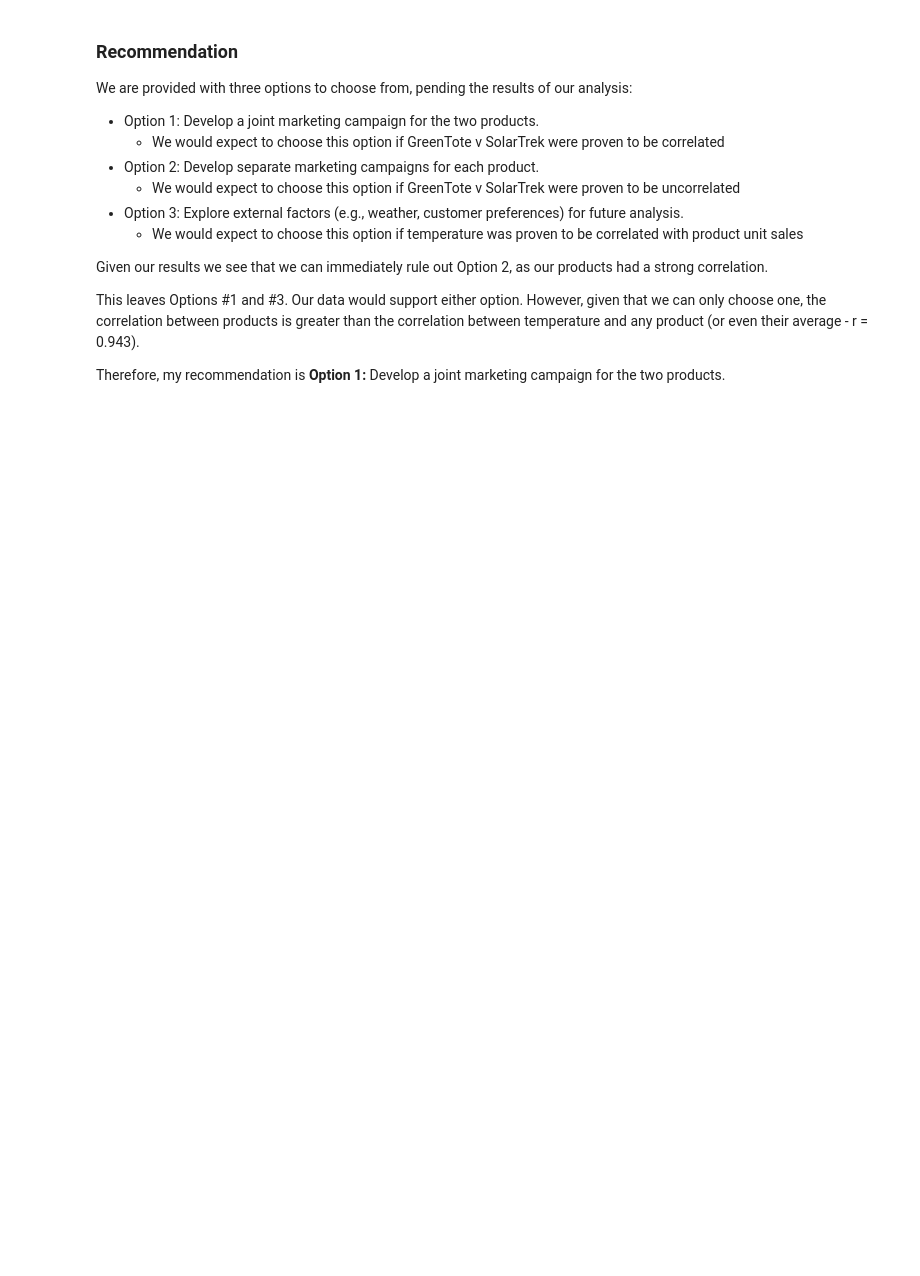
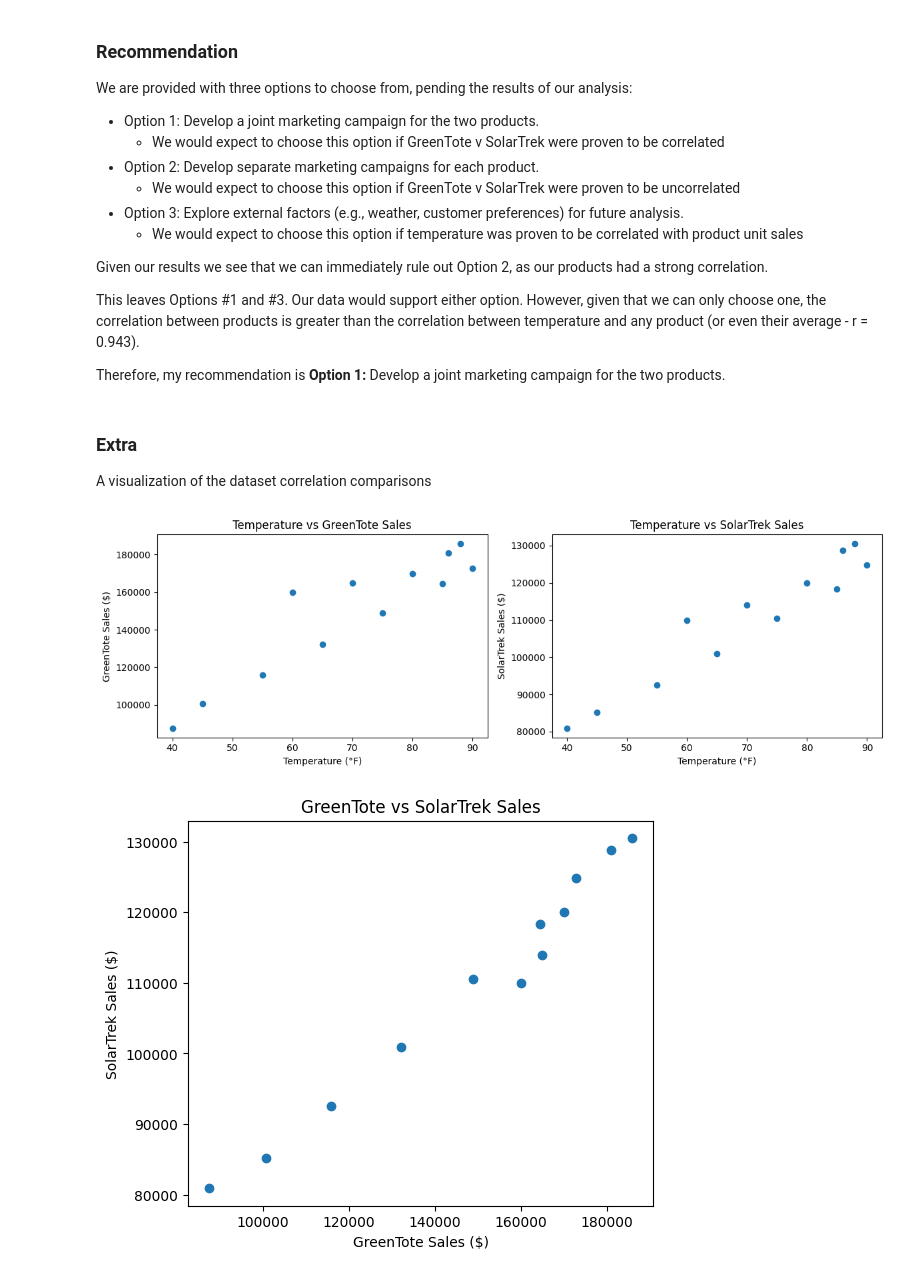
Before and after one commit to joshuadollison/CIS591, a Jupyter notebook: WK2/DOLLISON_J_2.ipynb, the cells around one changed output. Drawn from its saved outputs; the diff is of its cells as text; code cells hidden in the pictures; blank space fills up the shorter version.

```diff
--- a/WK2/DOLLISON_J_2.ipynb
+++ b/WK2/DOLLISON_J_2.ipynb
@@ -204,3 +204,45 @@ Given our results we see that we can immediately rule out Option 2, as our produ
 This leaves Options #1 and #3.  Our data would support either option.  However, given that we can only choose one, the correlation between products is greater than the correlation between temperature and any product (or even their average - r = 0.943).
 
 Therefore, my recommendation is <b>Option 1:</b> Develop a joint marketing campaign for the two products.
+# %% [markdown]
+### Extra
+
+A visualization of the dataset correlation comparisons
+# %%
+# Simple scatterplots to visualize correlations
+import matplotlib.pyplot as plt
+
+# Convert dictionaries to aligned lists
+months = list(temperature.keys())
+temps = list(temperature.values())
+green = list(green_tote.values())
+solar = list(solar_trek_water_bottle.values())
+
+# Plot Temperature vs Sales
+plt.figure(figsize=(12,4))
+
+plt.subplot(1, 2, 1)
+plt.scatter(temps, green)
+plt.title("Temperature vs GreenTote Sales")
+plt.xlabel("Temperature (°F)")
+plt.ylabel("GreenTote Sales ($)")
+
+plt.subplot(1, 2, 2)
+plt.scatter(temps, solar)
+plt.title("Temperature vs SolarTrek Sales")
+plt.xlabel("Temperature (°F)")
+plt.ylabel("SolarTrek Sales ($)")
+
+plt.tight_layout()
+plt.show()
+
+# Plot GreenTote vs SolarTrek
+plt.figure(figsize=(6,5))
+plt.scatter(green, solar)
+plt.title("GreenTote vs SolarTrek Sales")
+plt.xlabel("GreenTote Sales ($)")
+plt.ylabel("SolarTrek Sales ($)")
+plt.show()
+# %% [output]
+[figure, added]
+[figure, added]
```
Also changed, not shown: parts of 1 cell of this notebook, 1 other file.
